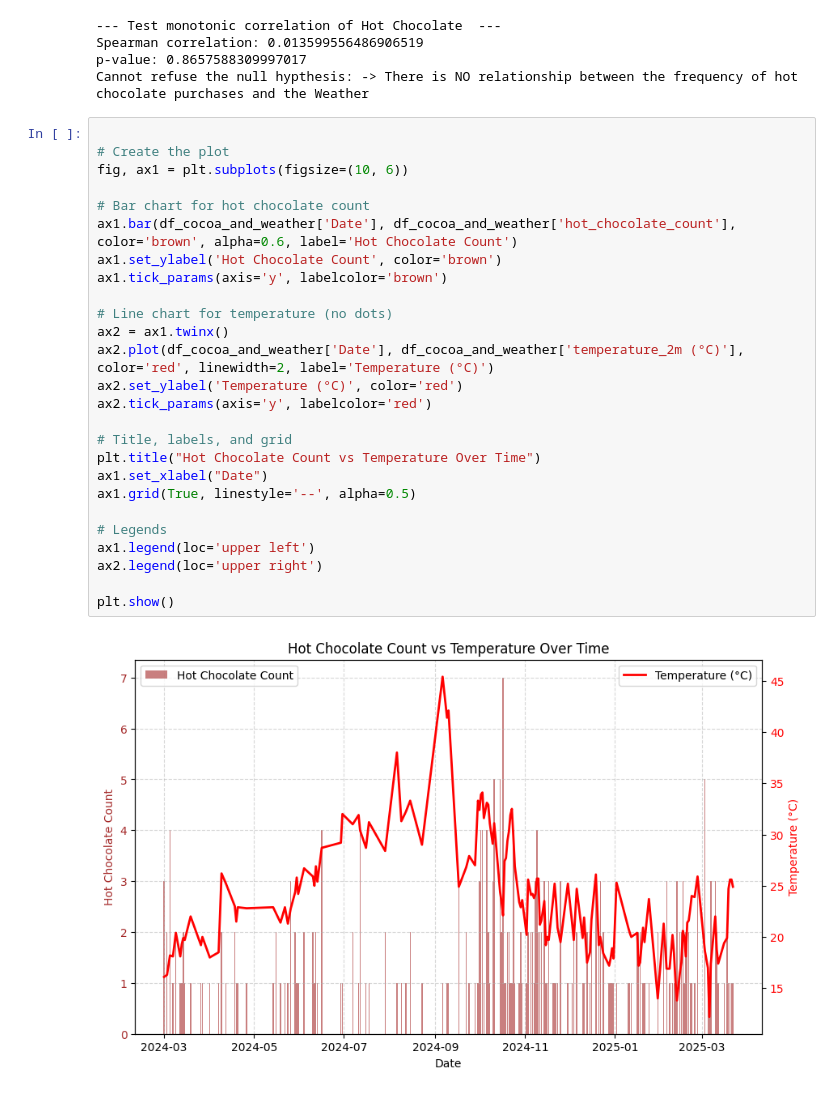
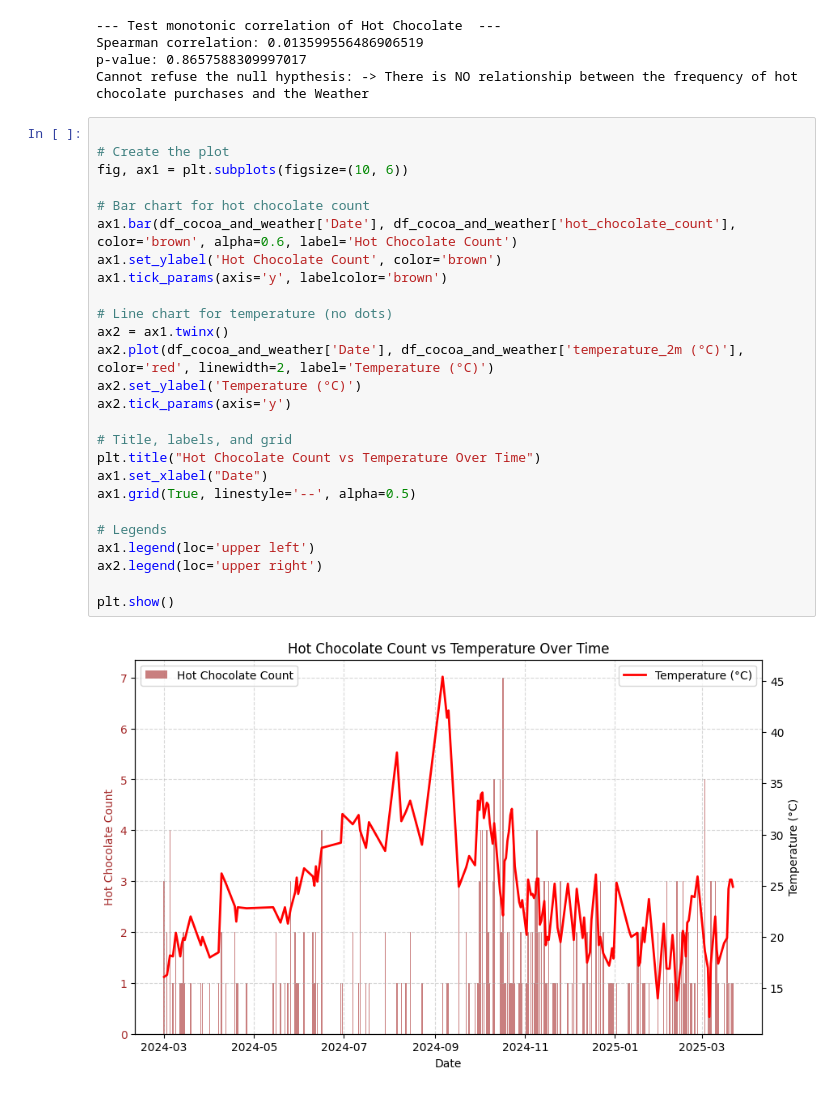
Before and after one commit to SchneFre/data-wrangling-project, a Jupyter notebook: data-wrangling-project.ipynb, the cells around one changed output. Saved outputs shown, nothing was run; the diff lists cells and outputs as text.

```diff
--- a/data-wrangling-project.ipynb
+++ b/data-wrangling-project.ipynb
@@ -595,28 +596,28 @@ Cannot refuse the null hypthesis: -> There is NO relationship between the freque
 # %%
 
 # Create the plot
 fig, ax1 = plt.subplots(figsize=(10, 6))
 
 # Bar chart for hot chocolate count
 ax1.bar(df_cocoa_and_weather['Date'], df_cocoa_and_weather['hot_chocolate_count'], color='brown', alpha=0.6, label='Hot Chocolate Count')
 ax1.set_ylabel('Hot Chocolate Count', color='brown')
 ax1.tick_params(axis='y', labelcolor='brown')
 
 # Line chart for temperature (no dots)
 ax2 = ax1.twinx()
 ax2.plot(df_cocoa_and_weather['Date'], df_cocoa_and_weather['temperature_2m (°C)'], color='red', linewidth=2, label='Temperature (°C)')
-ax2.set_ylabel('Temperature (°C)', color='red')
-ax2.tick_params(axis='y', labelcolor='red')
+ax2.set_ylabel('Temperature (°C)')
+ax2.tick_params(axis='y')
 
 # Title, labels, and grid
 plt.title("Hot Chocolate Count vs Temperature Over Time")
 ax1.set_xlabel("Date")
 ax1.grid(True, linestyle='--', alpha=0.5)
 
 # Legends
 ax1.legend(loc='upper left')
 ax2.legend(loc='upper right')
 
 plt.show()
 # %% [output]
-[figure, old version]
+[figure, new version]
```
Also changed, not shown: parts of 5 cells of this notebook.
